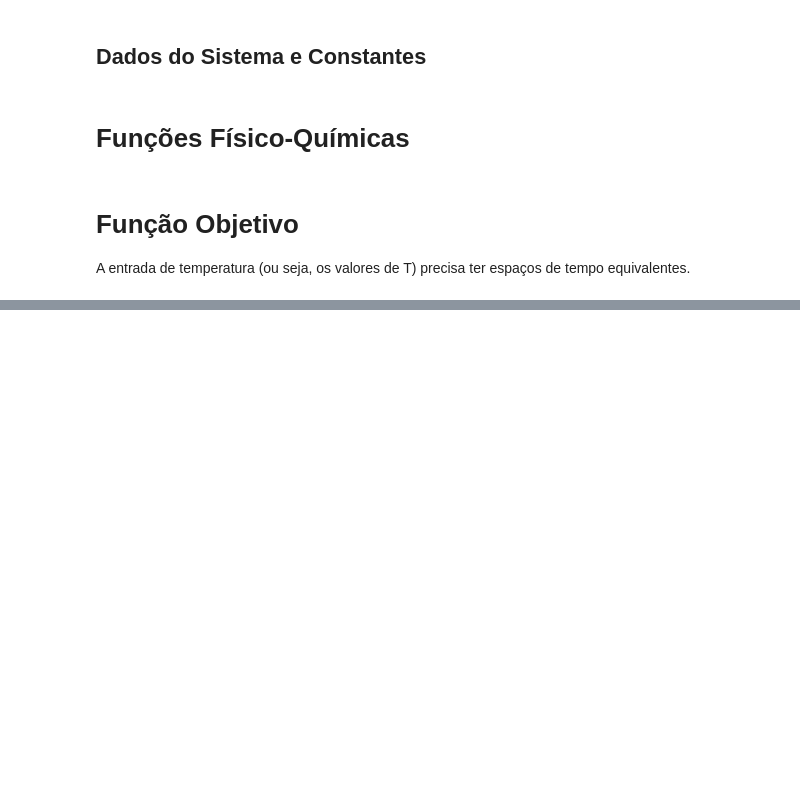
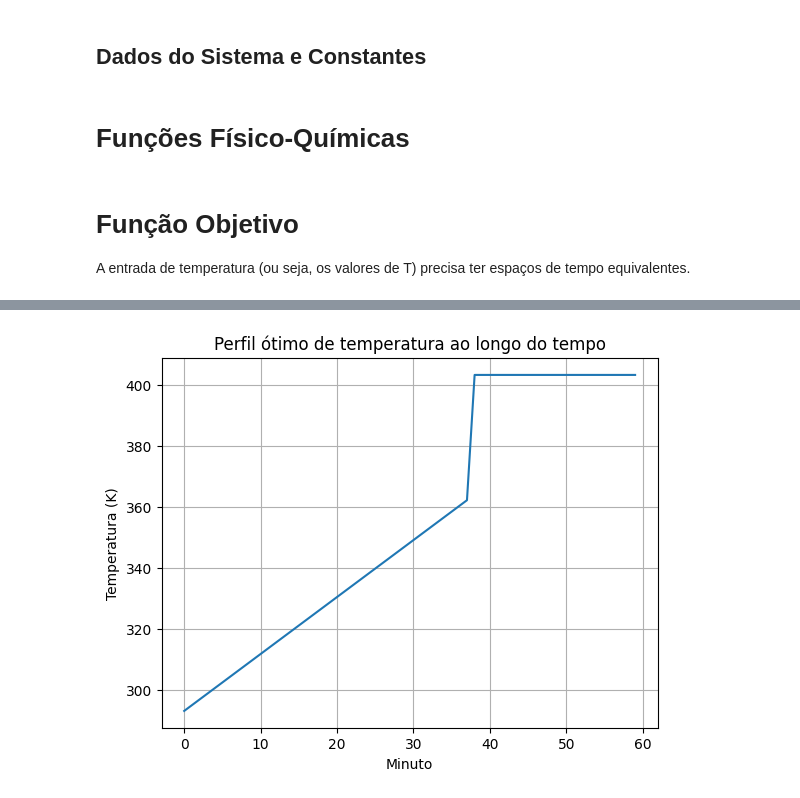
Before and after one commit to GabrielaRBLemos/Simulacao_Controle_Otimizacao_Processo_Industrial_Cervejaria_Artesanal, a Jupyter notebook: CodigoGabrielaPIBIC.ipynb, the cells around one changed output, grey strips where cells are left out. Saved outputs shown, nothing was run; the diff lists cells and outputs as text; code cells hidden in the pictures; blank space fills up the shorter version.

```diff
--- a/CodigoGabrielaPIBIC.ipynb
+++ b/CodigoGabrielaPIBIC.ipynb
@@ -144,0 +150,17 @@ plt.show()
+# %%
+T_init = np.linspace(T_min, T_max, t_total)
+res = minimize(func_objetivo, T_init, bounds=[(T_min, T_max)] * t_total, method='L-BFGS-B')
+T_otimo = res.x
+time_step = 60 / len(T_otimo)
+energia_total, delta_T = calcular_energia_termica_total(T_otimo, T0, massa_mosto, c, T_min, T_max)
+massa_evaporada = calcular_massa_evaporada(delta_T)
+iso_total = calcular_iso_total(T_otimo, time_step)
+densidade = calcular_densidade(massa_evaporada)
+
+print("Sucesso:", res.success)
+print("Mensagem:", res.message)
+print("Energia total:", energia_total)
+print("Massa evaporada:", massa_evaporada)
+print("Isomerização total:", iso_total)
+print("Densidade final:", densidade)
+print("Temperaturas ótimas:", res.x)
@@ -144,0 +186,9 @@ plt.show()
+# %%
+plt.plot(res.x)
+plt.title("Perfil ótimo de temperatura ao longo do tempo")
+plt.xlabel("Minuto")
+plt.ylabel("Temperatura (K)")
+plt.grid(True)
+plt.show()
+# %% [output]
+[figure, added]
```
Also changed, not shown: parts of 5 cells of this notebook.
